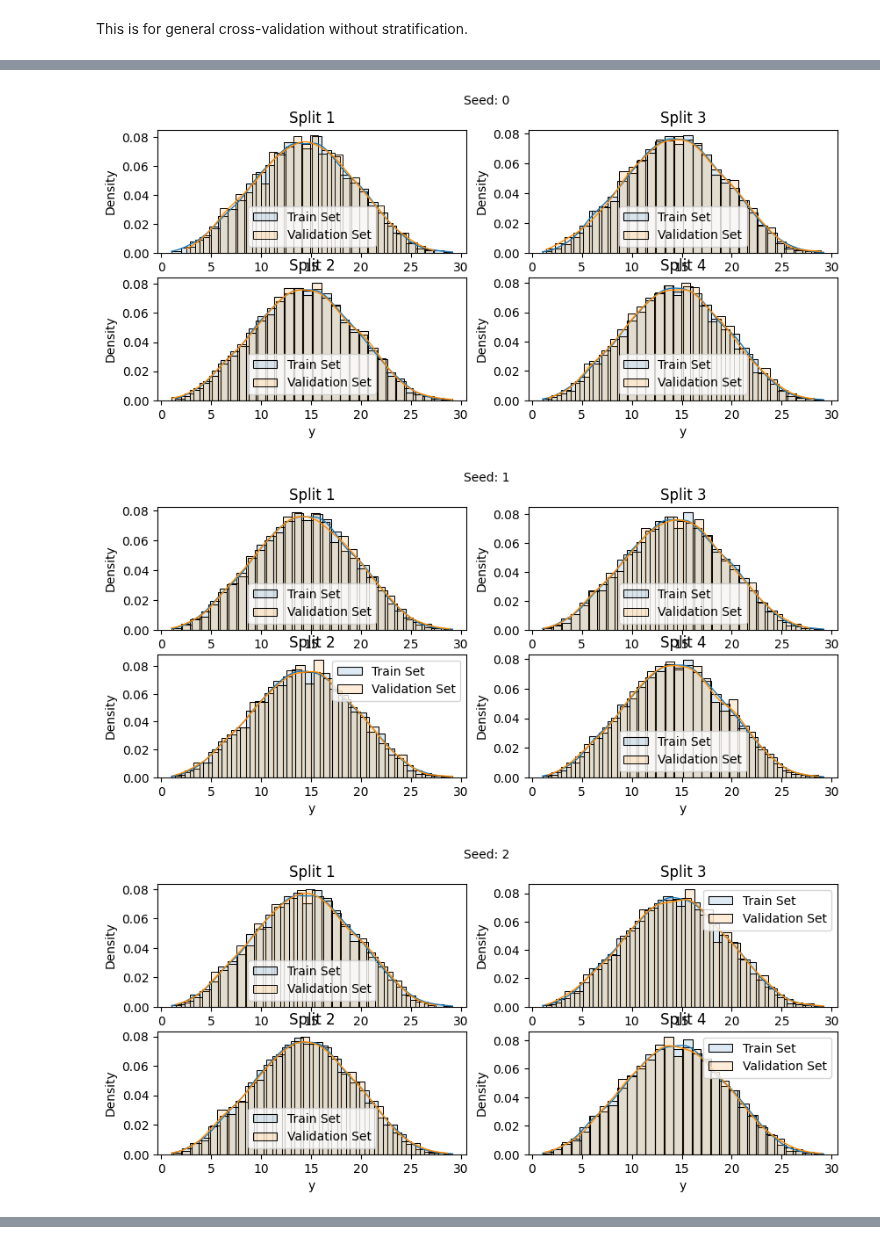
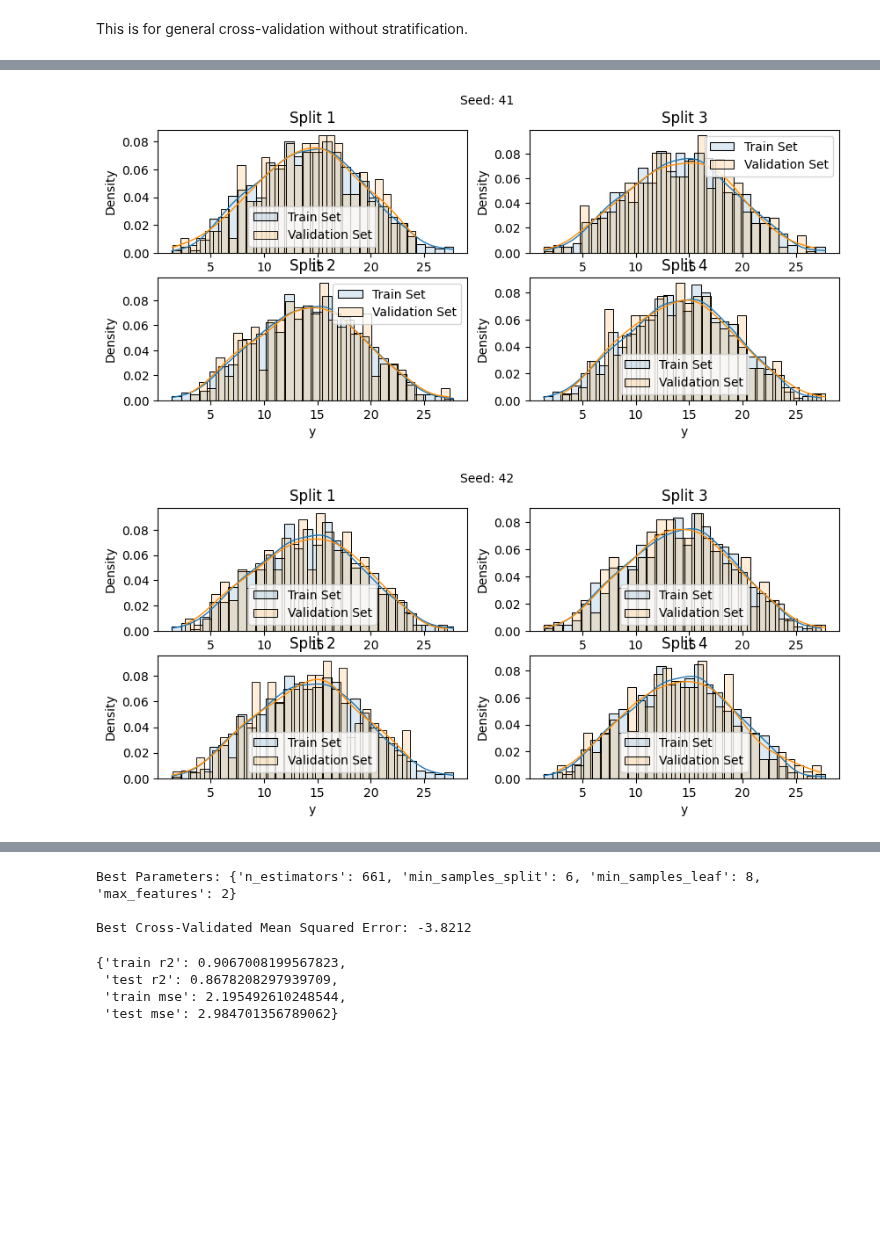
Before and after one commit to annegriddl/slds_stratification, a Jupyter notebook: Simulations/Simulation04_friedman_balanced.ipynb, the cells around one changed output, grey strips where cells are left out. Saved outputs shown, nothing was run; the diff lists cells and outputs as text; code cells hidden in the pictures; blank space fills up the shorter version.

Commit message:
added stratification for validation

```diff
--- a/Simulations/Simulation04_friedman_balanced.ipynb
+++ b/Simulations/Simulation04_friedman_balanced.ipynb
@@ -306,7 +340,7 @@ from utils_Nadja import fold_visualizer
 labels = df['y']
 
 
-for i in range(5):
+for i in [41, 42]:
     baseline_kfold = list(KFold(4,
                                 shuffle=True,
                                 random_state=i
@@ -348,13 +379,12 @@ def create_cont_folds(y, n_folds=5, n_goups=5, seed=1):
 # %%
 num_of_folds = 4
 num_of_groups = 10
 
-for i in range(5):
+for i in [41, 42]:
     cv_splits = create_cont_folds(labels, n_folds=num_of_folds, n_goups=num_of_groups, seed=i)
     fold_visualizer(data=labels,
                     fold_idxs=cv_splits,
                     seed_num=i)
 # %% [output]
-[figure, old version]
+[figure, new version]
-[figure, old version]
+[figure, new version]
-[figure, removed]
@@ -362,0 +412,14 @@ for i in range(5):
+# %%
+# Perform the random search on the training set
+random_search_stratified.fit(X_train_strat, y_train_strat)
+
+# Display the best parameters found by random search
+print("Best Parameters:", random_search_stratified.best_params_)
+
+# Display the cross-validated score with the best parameters
+best_score_stratified = random_search_stratified.best_score_
+print(f"\nBest Cross-Validated Mean Squared Error: {best_score:.4f}")
+# %% [output]
+Best Parameters: {'n_estimators': 661, 'min_samples_split': 6, 'min_samples_leaf': 8, 'max_features': 2}
+
+Best Cross-Validated Mean Squared Error: -3.8212
@@ -362,0 +428,7 @@ for i in range(5):
+# %%
+score_stratified
+# %% [output]
+{'train r2': 0.9067008199567823,
+ 'test r2': 0.8678208297939709,
+ 'train mse': 2.195492610248544,
+ 'test mse': 2.984701356789062}
```
Also changed, not shown: parts of 10 cells of this notebook.
